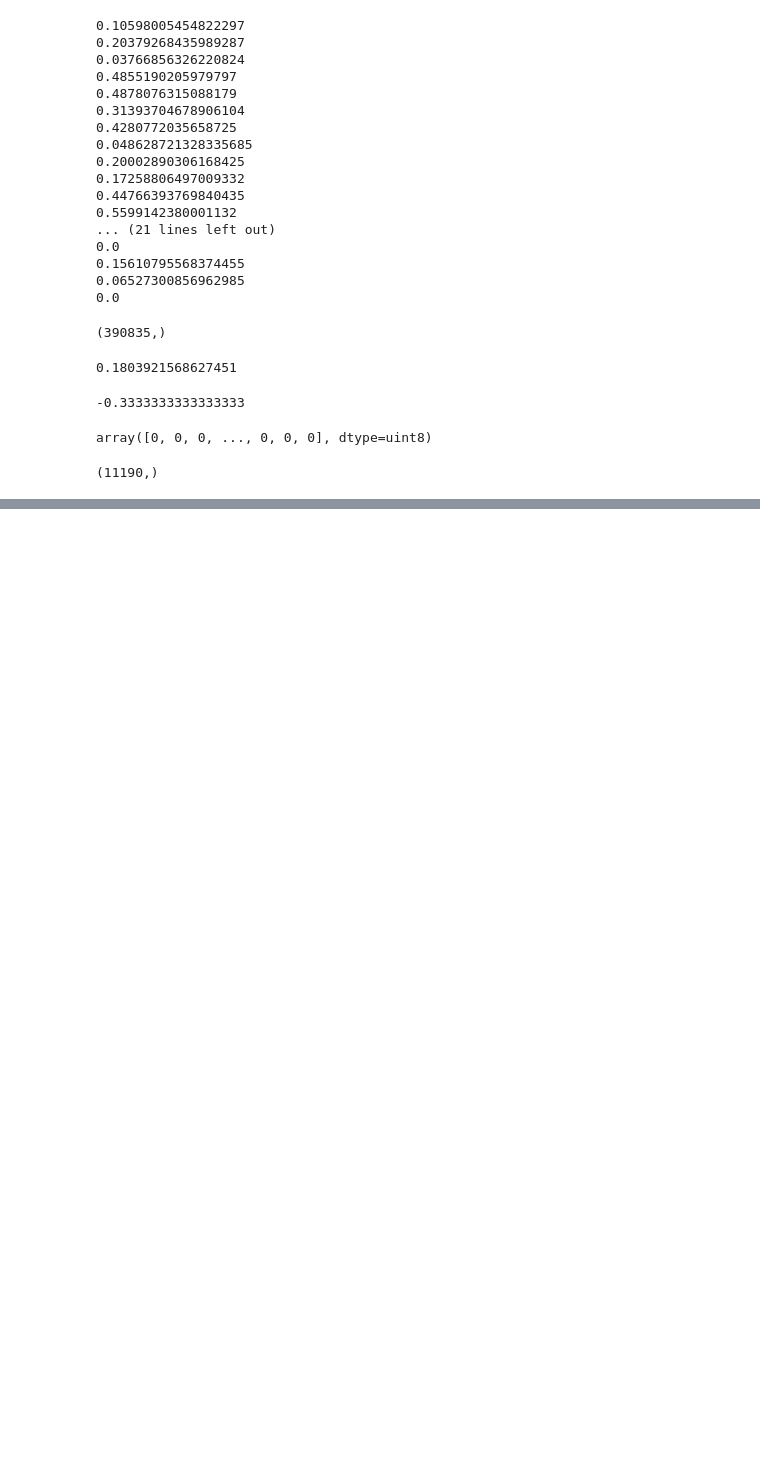
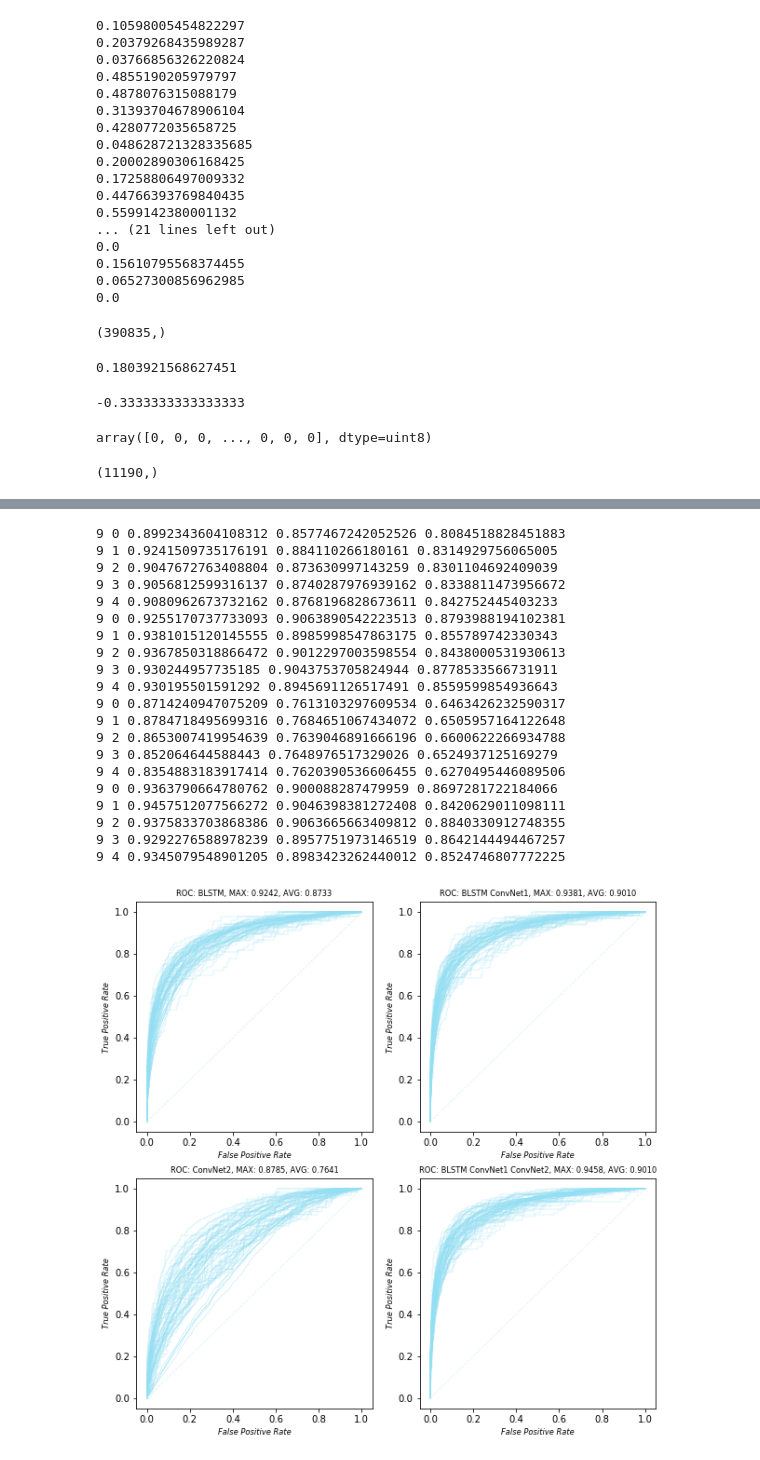
Before and after one commit to Paeans/subcellular, a Jupyter notebook: evaluate.ipynb, the cells around one changed output, grey strips where cells are left out. Saved outputs shown, nothing was run; the diff lists cells and outputs as text; code cells hidden in the pictures; blank space fills up the shorter version.

```diff
--- a/evaluate.ipynb
+++ b/evaluate.ipynb
@@ -316,0 +424,2 @@ with open('new_encoding_3106_uni.txt', 'w') as result_file:
+# %%
+tmp = np.array(res)
@@ -316,0 +430,6 @@ with open('new_encoding_3106_uni.txt', 'w') as result_file:
+# %%
+for i in range(4):
+    for t in range(33):
+        fval = tmp[i, :, t]
+        print('{} {} {:.4f} {:.4f} {:.4f}'.format(i, t,
+                    np.amax(fval), np.average(fval), np.std(fval, dtype=np.float64)))
@@ -316,0 +454,60 @@ with open('new_encoding_3106_uni.txt', 'w') as result_file:
+# %%
+f, axs = plt.subplots(2,2,  figsize=(10,10))
+fname = ['encoding_3106/new_encoding_3106_res_', 'encoding_3106_lrg/new_encoding_3106_lrg_',
+         'pssm_conv_3106/new_pssm_3106_', 'encoding_pssm_3106/new_encoding_pssm_3106_']
+res = []
+for m in range(2):
+    for n in range(2):
+        tres = []
+        for c in range(5):
+            filename = fname[m*2+n] +str(c) + '_' +  '9.mat'
+            result = loadmat(filename)
+            test_y = result['test_y']
+            pred_y = result['pred_y']
+
+            resauc = []
+            fig1 = axs[m,n]
+            for i in range(14):
+#                 if i in [18, 23, 28, 31]:
+#                     continue
+                fpr, tpr, _ = roc_curve(test_y[:, i], pred_y[:, i])
+                roc_auc = auc(fpr, tpr)
+                resauc.append(roc_auc)
+                fig1.plot(fpr, tpr, color='#92DFF3',
+                     lw=0.3, label='ROC curve (area = %0.4f)' % roc_auc)
+            print(9,c,np.amax(resauc), np.average(resauc), np.amin(resauc))
+            tres.append(resauc)
+            # res.append(resauc)
+        fig1.plot([0, 1], [0, 1], color='#DBF3FA', lw=0.8, linestyle='--')
+        # fig1.xlim([0.0, 1.0])
+        # fig1.ylim([0.0, 1.0])
+        # fig1.xlabel('False Positive Rate', fontsize = 'small', fontstyle='italic')
+        # fig1.ylabel()
+        fig1.set_title('ROC: {}, MAX: {:.4f}, AVG: {:.4f}'.format(modelname[m*2 + n],
+                                        np.amax(tres), np.average(tres)), fontsize = 'small')
+        fig1.set_xlabel('False Positive Rate', fontsize = 'small', fontstyle='italic')
+        fig1.set_ylabel('True Positive Rate', fontsize = 'small', fontstyle='italic')
+        res.append(tres)
+plt.savefig('supp_auc_3106.png')
+# %% [output]
+9 0 0.8992343604108312 0.8577467242052526 0.8084518828451883
+9 1 0.9241509735176191 0.884110266180161 0.8314929756065005
+9 2 0.9047672763408804 0.873630997143259 0.8301104692409039
+9 3 0.9056812599316137 0.8740287976939162 0.8338811473956672
+9 4 0.9080962673732162 0.8768196828673611 0.842752445403233
+9 0 0.9255170737733093 0.9063890542223513 0.8793988194102381
+9 1 0.9381015120145555 0.8985998547863175 0.855789742330343
+9 2 0.9367850318866472 0.9012297003598554 0.8438000531930613
+9 3 0.930244957735185 0.9043753705824944 0.8778533566731911
+9 4 0.930195501591292 0.8945691126517491 0.8559599854936643
+9 0 0.8714240947075209 0.7613103297609534 0.6463426232590317
+9 1 0.8784718495699316 0.7684651067434072 0.6505957164122648
+9 2 0.8653007419954639 0.7639046891666196 0.6600622266934788
+9 3 0.852064644588443 0.7648976517329026 0.6524937125169279
+9 4 0.8354883183917414 0.7620390536606455 0.6270495446089506
+9 0 0.9363790664780762 0.900088287479959 0.8697281722184066
+9 1 0.9457512077566272 0.9046398381272408 0.8420629011098111
+9 2 0.9375833703868386 0.9063665663409812 0.8840330912748355
+9 3 0.9292276588978239 0.8957751973146519 0.8642144494467257
+9 4 0.9345079548901205 0.8983423262440012 0.8524746807772225
+[figure, added]
```
Also changed, not shown: parts of 24 cells of this notebook, 3 other files.
